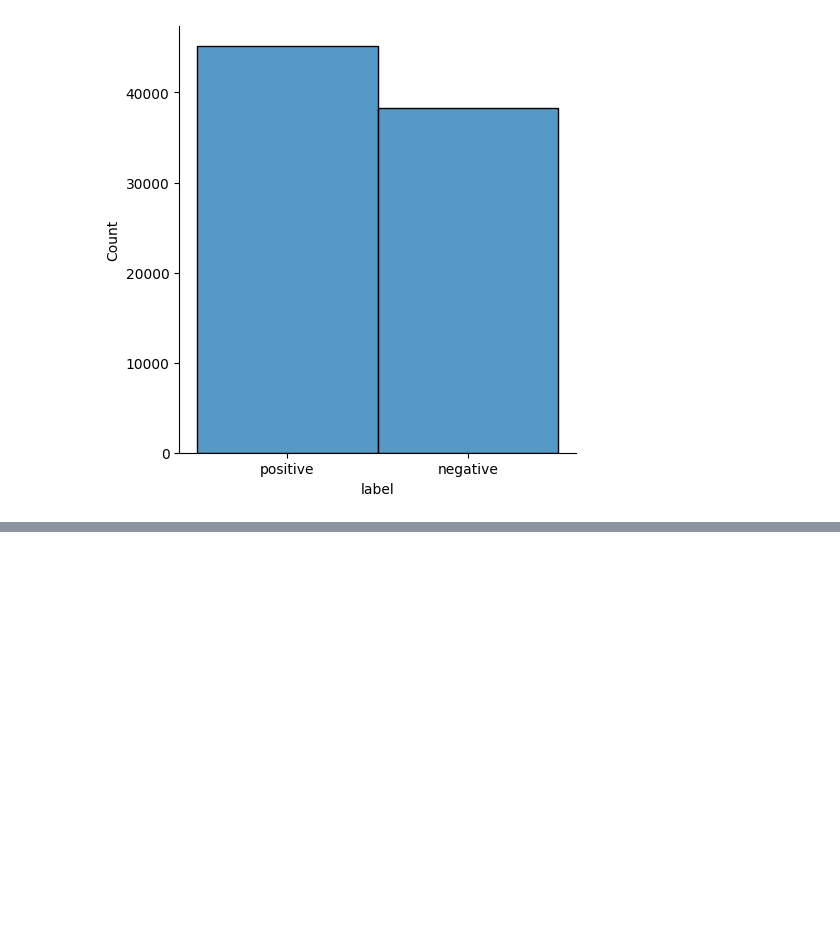
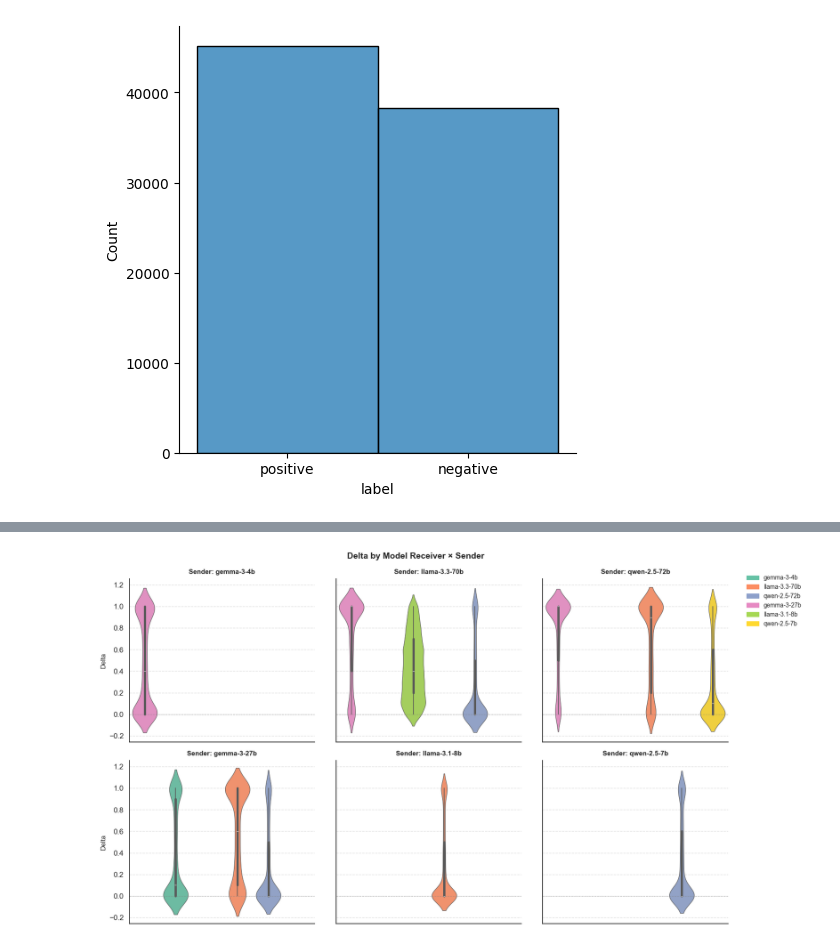
Before and after one commit to fridanl/thesis-mas, a Jupyter notebook: src/eda.ipynb, the cells around one changed output, grey strips where cells are left out. Drawn from its saved outputs; the diff is of its cells as text; code cells hidden in the pictures; blank space fills up the shorter version.

```diff
--- a/src/eda.ipynb
+++ b/src/eda.ipynb
@@ -152,0 +318,60 @@ sns.displot(df_clean, x="label"); #
+# %%
+import matplotlib.patches as mpatches
+# Apply a clean style
+sns.set_theme(style="white", font_scale=1.1)
+
+receiver_models = commonsense["model_sender"].unique()
+palette = sns.color_palette("Set2", n_colors=len(receiver_models))
+color_map = dict(zip(receiver_models, palette))
+
+g = sns.catplot(
+    data=commonsense,
+    kind='violin',
+    x="model_receiver", y="delta", col="model_sender",
+    col_wrap=3,
+    aspect=1.1,
+    height=4.5,
+    inner='box',
+    linewidth=0.8,
+    saturation = 0.85,
+    hue='model_receiver',
+    legend=False,
+    palette=color_map
+)
+
+
+sender_names = commonsense["model_sender"].unique()
+
+for ax, sender in zip(g.axes.flat, sender_names):
+    ax.set_title(f"Sender: {sender}", fontsize=11, fontweight='bold', pad=8)
+    ax.set_xlabel("")
+    ax.set_ylabel("Delta" if ax.get_subplotspec().colspan.start == 0 else "", fontsize=11)
+    ax.set_xticks([])       # Remove x-axis ticks and labels entirely
+    ax.axhline(0, color='gray', linewidth=0.8, linestyle='--', alpha=0.5)
+    ax.yaxis.grid(True, linestyle='--', alpha=0.6)
+    ax.set_axisbelow(True)
+
+# Build legend patches
+legend_patches = [
+    mpatches.Patch(color=color_map[m], label=m)
+    for m in receiver_models
+]
+
+g.figure.legend(
+    handles=legend_patches,
+    title=" ",
+    title_fontsize=11,
+    fontsize=10,
+    # loc="upper right",
+    bbox_to_anchor=(1.1,1),
+    ncol=1,
+    frameon=False,
+)
+
+
+g.figure.suptitle("Delta by Model Receiver × Sender", fontsize=14, fontweight='bold', y=1.02)
+# g.figure.tight_layout()
+plt.savefig("violin_pretty.png", dpi=150, bbox_inches='tight')
+plt.show()
+# %% [output]
+[figure, added]
```
Also changed, not shown: parts of 20 cells of this notebook, 1 other file.
